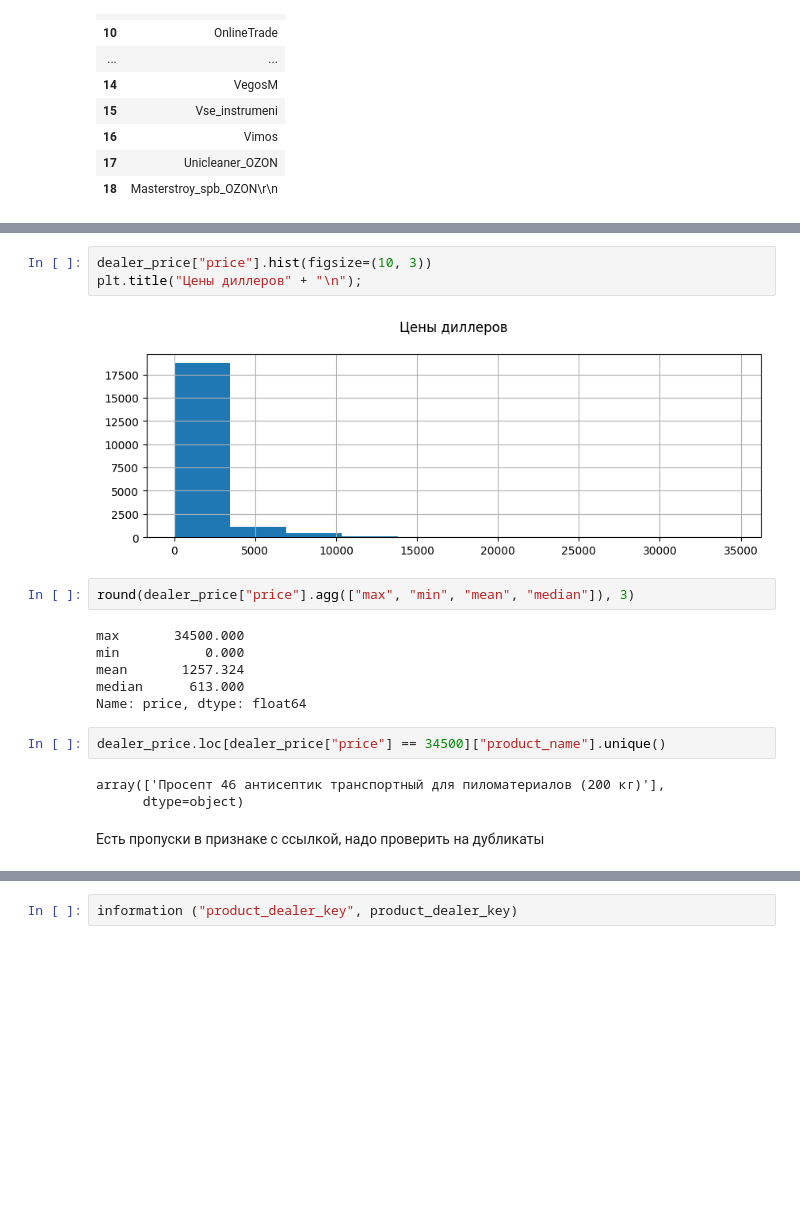
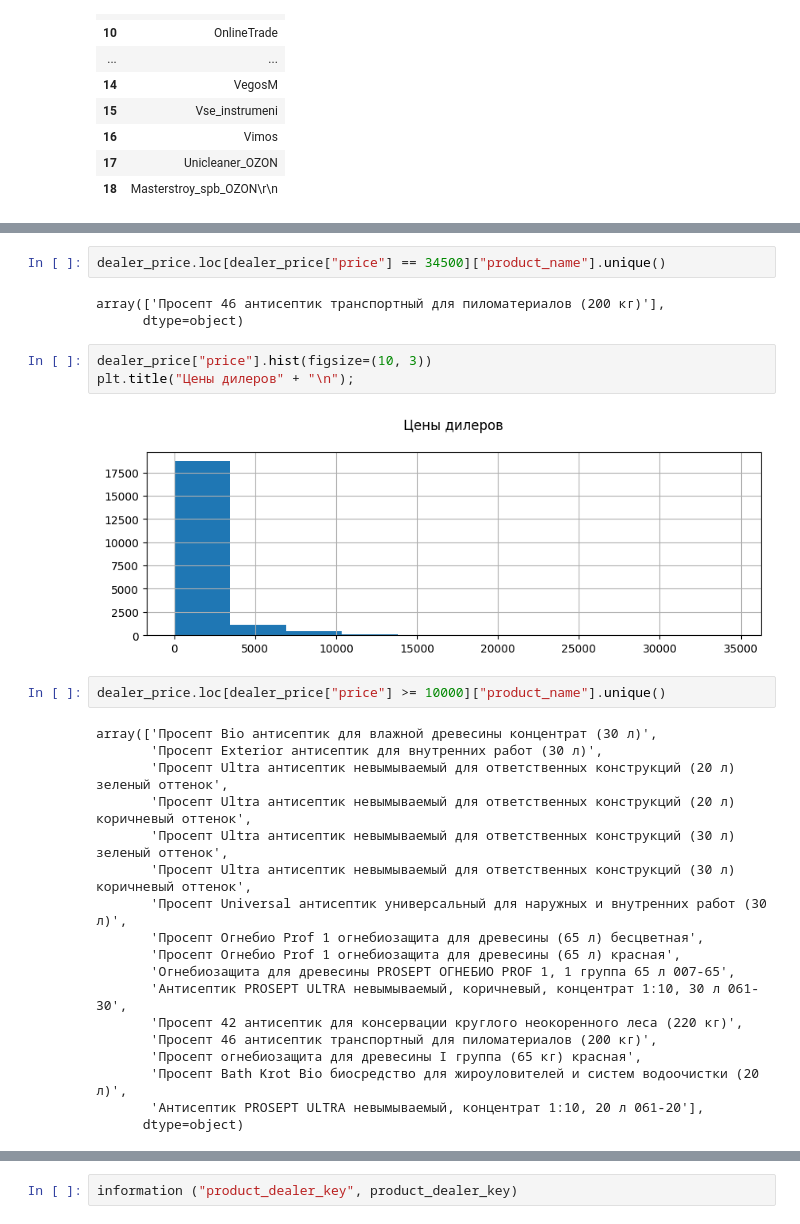
Before and after one commit to Decepticons-Hackathon/data-science, a Jupyter notebook: project_description/hackathon_prosept.ipynb, the cells around one changed output, grey strips where cells are left out. Cells and saved outputs as stored; diff of their text form; blank space fills up the shorter version.

```diff
--- a/project_description/hackathon_prosept.ipynb
+++ b/project_description/hackathon_prosept.ipynb
@@ -208,20 +258,30 @@ memory usage: 1.1+ MB
+# %%
+dealer_price.loc[dealer_price["price"] == 34500]["product_name"].unique()
+# %% [output]
+array(['Просепт 46 антисептик транспортный для пиломатериалов (200 кг)'],
+      dtype=object)
 # %%
 dealer_price["price"].hist(figsize=(10, 3))
-plt.title("Цены диллеров" + "\n");
+plt.title("Цены дилеров" + "\n");
 # %% [output]
-[figure, old version]
+[figure, new version]
-# %%
-round(dealer_price["price"].agg(["max", "min", "mean", "median"]), 3)
-# %% [output]
-max       34500.000
-min           0.000
-mean       1257.324
-median      613.000
-Name: price, dtype: float64
-# %%
-dealer_price.loc[dealer_price["price"] == 34500]["product_name"].unique()
-# %% [output]
-array(['Просепт 46 антисептик транспортный для пиломатериалов (200 кг)'],
-      dtype=object)
-# %% [markdown]
-Есть пропуски в признаке с ссылкой, надо проверить на дубликаты
+# %%
+dealer_price.loc[dealer_price["price"] >= 10000]["product_name"].unique()
+# %% [output]
+array(['Просепт Bio антисептик для влажной древесины концентрат (30 л)',
+       'Просепт Exterior антисептик для внутренних работ (30 л)',
+       'Просепт Ultra антисептик невымываемый для ответственных конструкций (20 л) зеленый оттенок',
+       'Просепт Ultra антисептик невымываемый для ответственных конструкций (20 л) коричневый оттенок',
+       'Просепт Ultra антисептик невымываемый для ответственных конструкций (30 л) зеленый оттенок',
+       'Просепт Ultra антисептик невымываемый для ответственных конструкций (30 л) коричневый оттенок',
+       'Просепт Universal антисептик универсальный для наружных и внутренних работ (30 л)',
+       'Просепт Огнебио Prof 1 огнебиозащита для древесины (65 л) бесцветная',
+       'Просепт Огнебио Prof 1 огнебиозащита для древесины (65 л) красная',
+       'Огнебиозащита для древесины PROSEPT ОГНЕБИО PROF 1, 1 группа 65 л 007-65',
+       'Антисептик PROSEPT ULTRA невымываемый, коричневый, концентрат 1:10, 30 л 061-30',
+       'Просепт 42 антисептик для консервации круглого неокоренного леса (220 кг)',
+       'Просепт 46 антисептик транспортный для пиломатериалов (200 кг)',
+       'Просепт огнебиозащита для древесины I группа (65 кг) красная',
+       'Просепт Bath Krot Bio биосредство для жироуловителей и систем водоочистки (20 л)',
+       'Антисептик PROSEPT ULTRA невымываемый, концентрат 1:10, 20 л 061-20'],
+      dtype=object)
```
Also changed, not shown: parts of 135 cells of this notebook, 3 other files.
